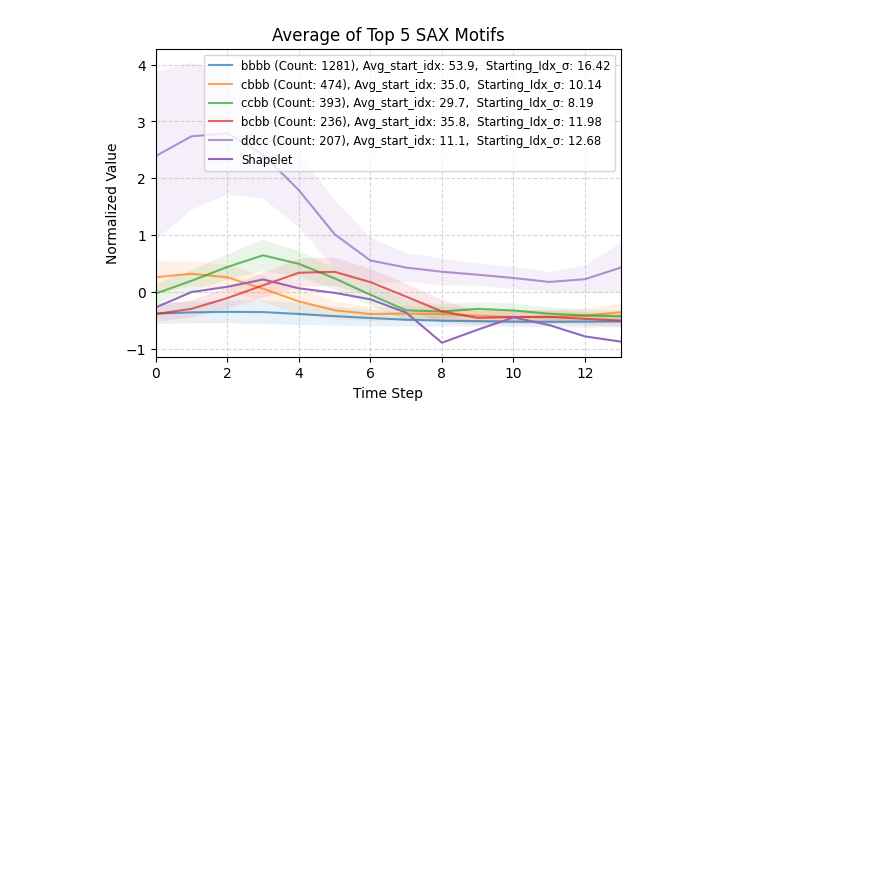
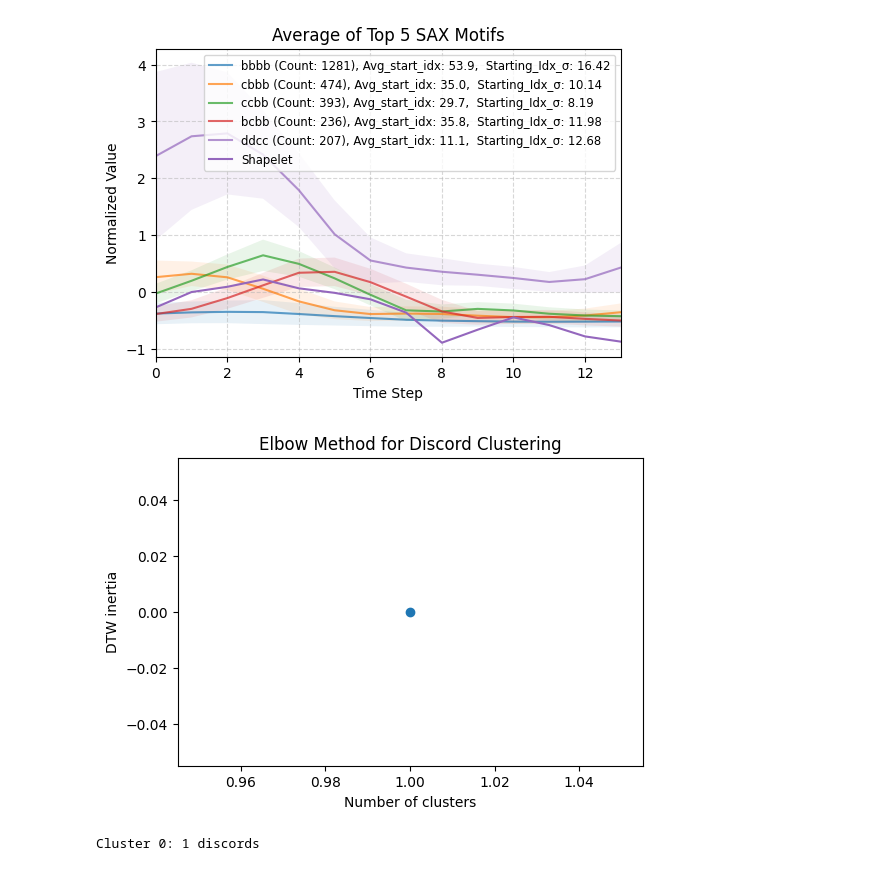
Before and after one commit to ChefBB/dm2_project, a Jupyter notebook: TS/shapelets.ipynb, the cells around one changed output. Saved outputs shown, nothing was run; the diff lists cells and outputs as text; code cells hidden in the pictures; blank space fills up the shorter version.

```diff
--- a/TS/shapelets.ipynb
+++ b/TS/shapelets.ipynb
@@ -914,3 +918,63 @@ SAX representations of top motifs: ['ddcc', 'ccbb', 'dbbb', 'cbaa', 'bbaa', 'dcc
 #             _print_shapelet_entry(fi, shapelets[fi])
 #         else:
 #             print("   (shapelet values not available)")
+# %%
+import numpy as np
+from tslearn.clustering import TimeSeriesKMeans
+from tslearn.utils import to_time_series_dataset
+import matplotlib.pyplot as plt
+
+# -------------------------------
+# 1. Extract discords
+# -------------------------------
+# Take the first discord from each time series as example
+
+
+discords = [md['discords'][0] for md in motifs_discords]
+
+# Convert to a 3D array (tslearn format: n_ts x sz x d)
+# If univariate, d=1
+discords_ts = to_time_series_dataset(discords)  # shape: (n_discords, m, 1)
+
+# -------------------------------
+# 2. Determine optimal number of clusters using the elbow method
+# -------------------------------
+# We'll use DTW KMeans
+distortions = []
+K_range = range(1, min(10, len(discords)+1))  # try up to 10 clusters or #discords
+
+for k in K_range:
+    km_dtw = TimeSeriesKMeans(n_clusters=k, metric="dtw", random_state=42, verbose=0)
+    km_dtw.fit(discords_ts)
+    distortions.append(km_dtw.inertia_)  # sum of DTW distances to cluster centroids
+
+# Plot the elbow curve
+plt.figure(figsize=(6,4))
+plt.plot(K_range, distortions, marker='o')
+plt.xlabel('Number of clusters')
+plt.ylabel('DTW inertia')
+plt.title('Elbow Method for Discord Clustering')
+plt.show()
+
+# -------------------------------
+# 3. Fit final clustering
+# -------------------------------
+# Choose optimal k based on the elbow, e.g., k=3
+optimal_k = 3
+km_dtw = TimeSeriesKMeans(n_clusters=optimal_k, metric="dtw", random_state=42)
+labels = km_dtw.fit_predict(discords_ts)
+
+# -------------------------------
+# 4. Inspect clusters
+# -------------------------------
+from collections import defaultdict
+
+clusters = defaultdict(list)
+for label, discord in zip(labels, discords):
+    clusters[label].append(discord)
+
+for label, members in clusters.items():
+    print(f"Cluster {label}: {len(members)} discords")
+# %% [output]
+[figure, added]
+Cluster 0: 1 discords
```
Also changed, not shown: parts of 1 cell of this notebook, 3 other files.
